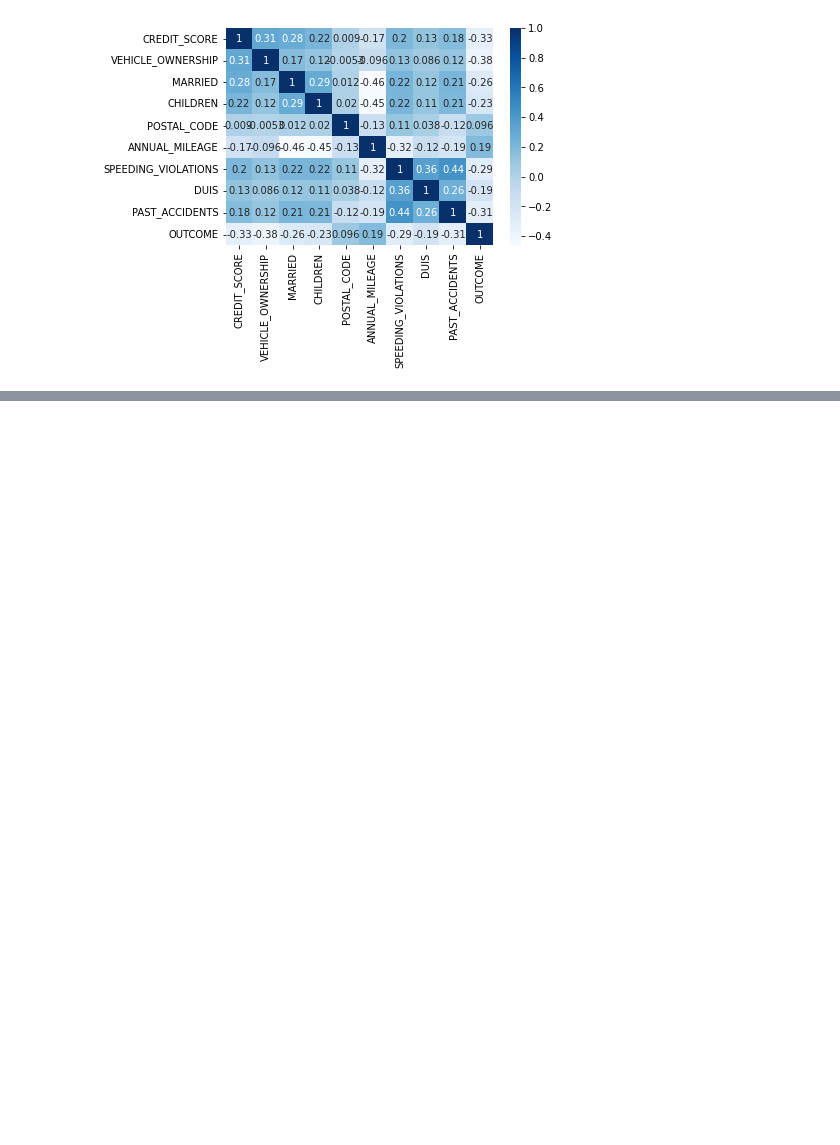
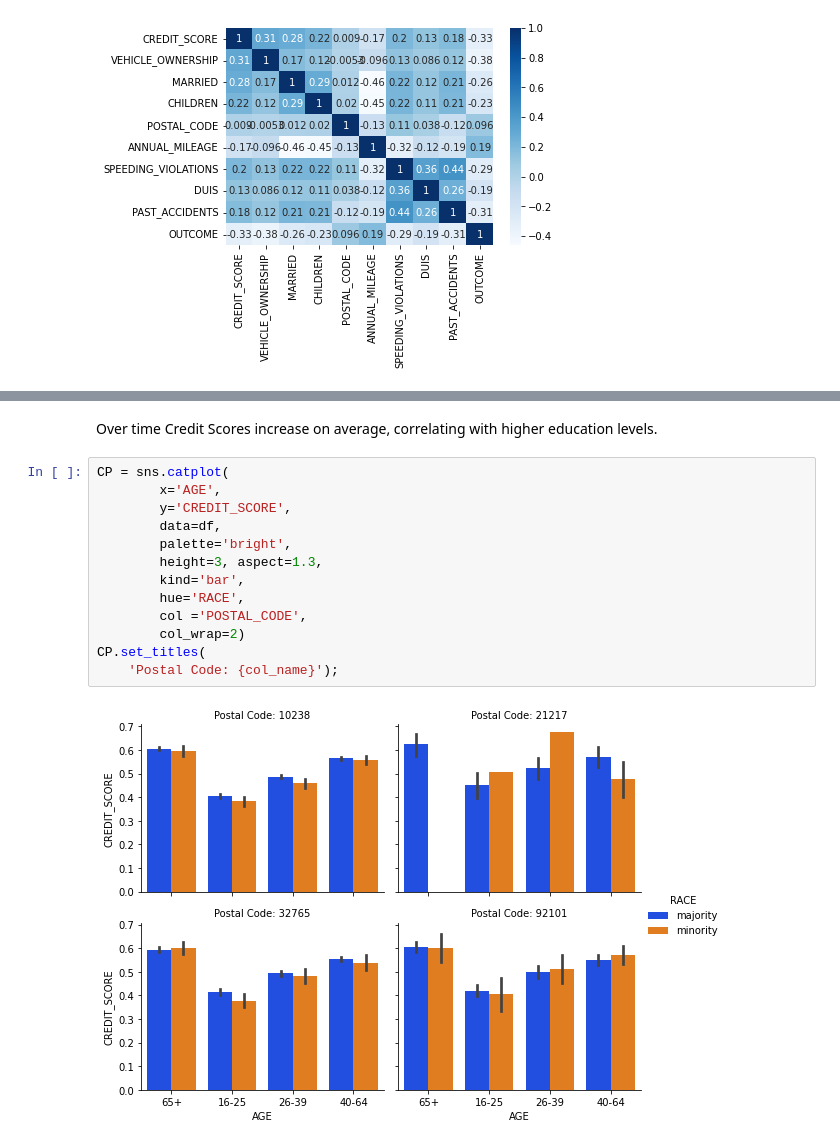
Before and after one commit to Numann-Malik/Auto-Insurance-Claims, a Jupyter notebook: CarInsurance.ipynb, the cells around one changed output, grey strips where cells are left out. Drawn from its saved outputs; the diff is of its cells as text; blank space fills up the shorter version.

```diff
--- a/CarInsurance.ipynb
+++ b/CarInsurance.ipynb
@@ -446,0 +463,17 @@ sns.heatmap(df.corr(),annot=True,cmap='Blues'); # Very little correlation betwee
+# %% [markdown]
+Over time Credit Scores increase on average, correlating with higher education levels.
+# %%
+CP = sns.catplot(
+        x='AGE',
+        y='CREDIT_SCORE',
+        data=df,
+        palette='bright',
+        height=3, aspect=1.3,
+        kind='bar',
+        hue='RACE',
+        col ='POSTAL_CODE',
+        col_wrap=2)
+CP.set_titles(
+    'Postal Code: {col_name}');
+# %% [output]
+[figure, added]
```
Also changed, not shown: parts of 14 cells of this notebook.
